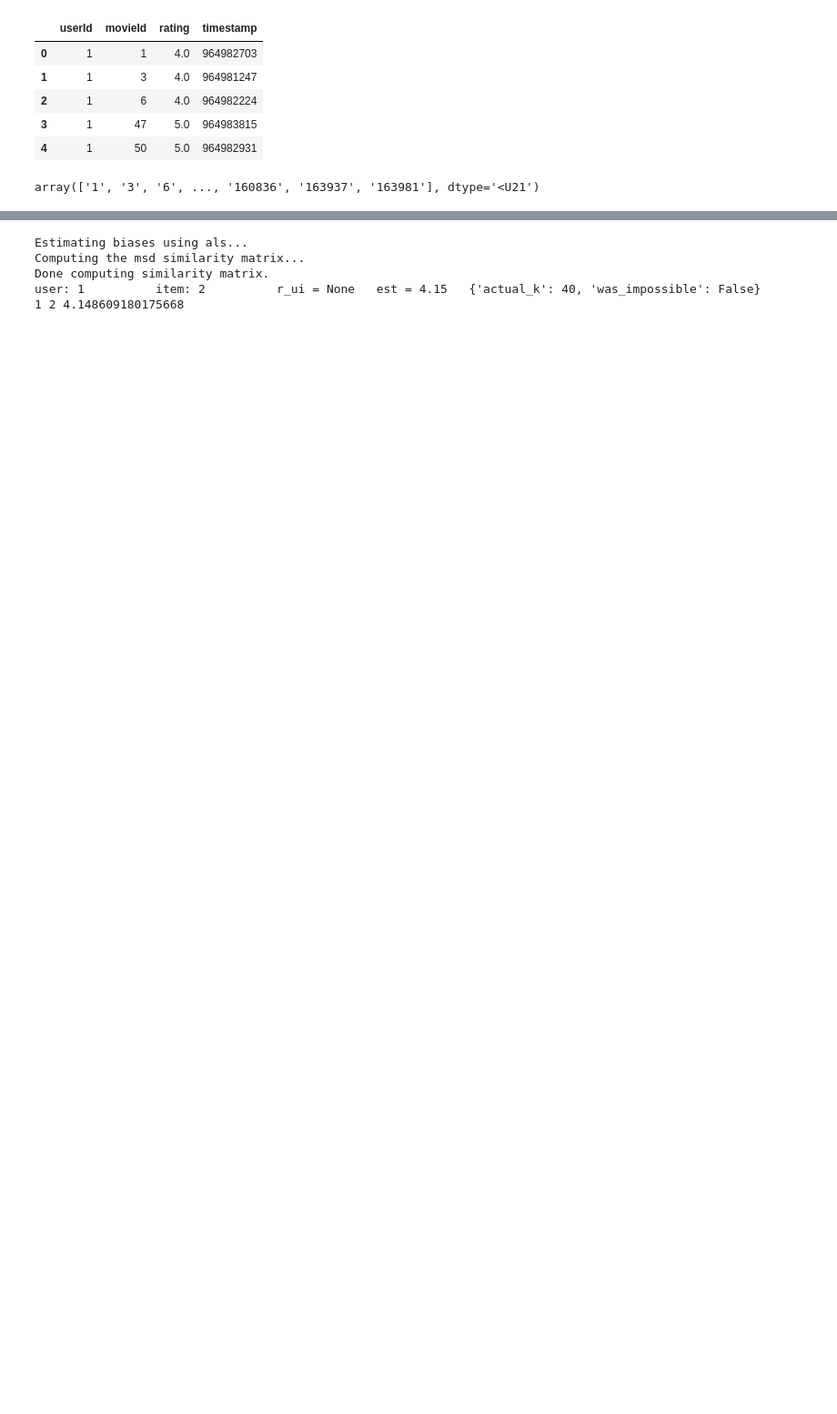
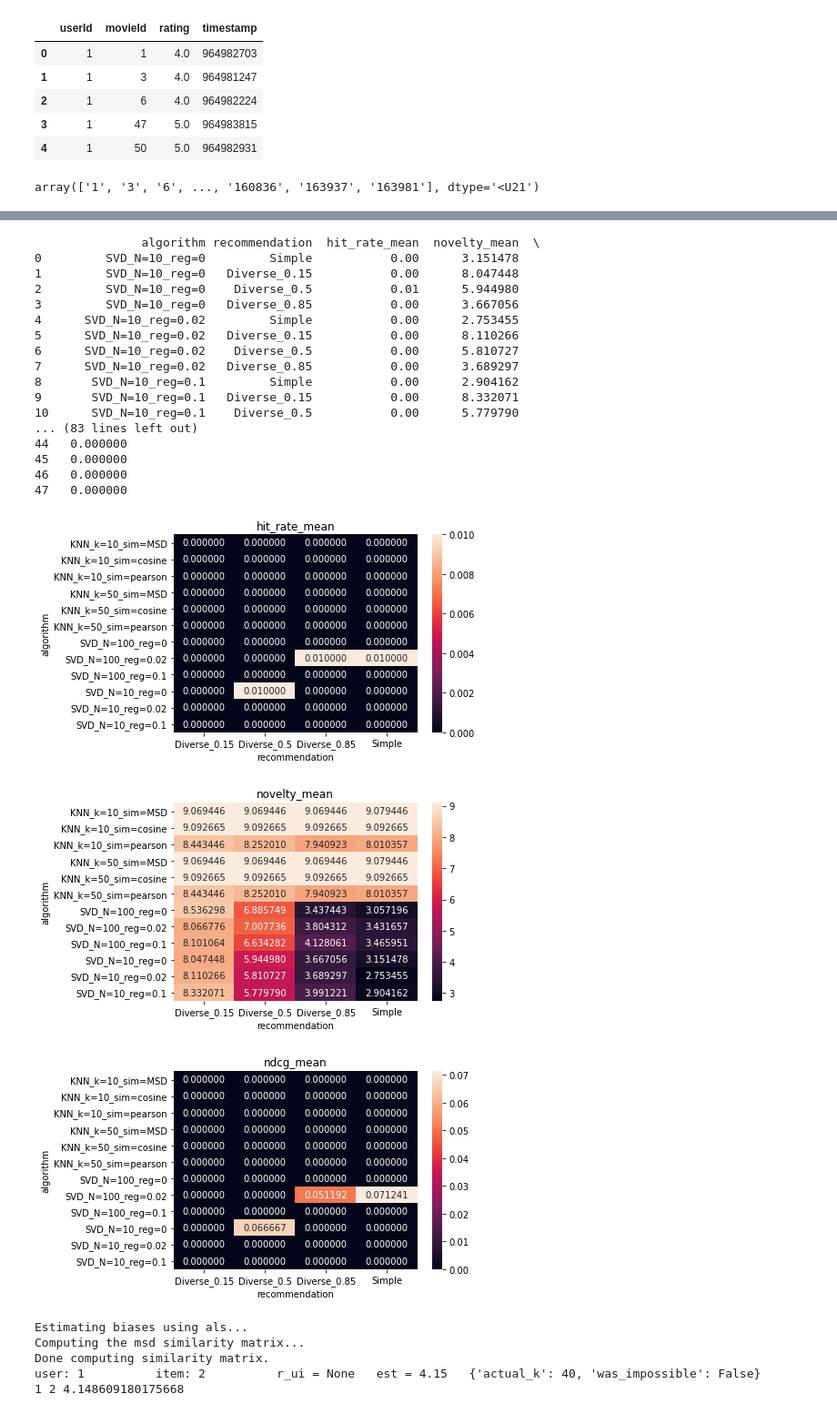
Before and after one commit to Anophel/recsys-labs, a Jupyter notebook: evalRecSys.ipynb, the cells around one changed output, grey strips where cells are left out. Shown at 91% size. Drawn from its saved outputs; the diff is of its cells as text; code cells hidden in the pictures; blank space fills up the shorter version.

Commit message:
Implemented pickBestVariant and added variants to basic grid search

```diff
--- a/evalRecSys.ipynb
+++ b/evalRecSys.ipynb
@@ -196,0 +213,12 @@ recommendAlgs = [
+# %%
+algs = []
+for n_factors in [10, 100]:
+    for reg_all in [0, 0.02, 0.1]:
+        algs.append((f"SVD_N={n_factors}_reg={reg_all}", SVD(n_factors=n_factors, reg_all=reg_all)))
+
+for k in [10, 50]:
+    for sim in ['MSD', 'cosine', 'pearson']:
+        algs.append((f"KNN_k={k}_sim={sim}", KNNBaseline(k=k, sim_options={ 'name': sim })))
+
+for _, alg in algs:
+    alg.fit(trainset)
@@ -197,3 +244,10 @@ recommendAlgs = [
+# %%
+recommendAlgs = [
+    ("Simple", recommend_simple)
+ ]
+for alpha in [0.15, 0.5, 0.85]:
+    #recommendAlgs.append((f"Diverse-{alpha}", lambda perUserPredictions, top_k: diverse_recommend(perUserPredictions, top_k, alpha)))
+    recommendAlgs.append((f"Diverse_{alpha}", DiverseRecommend(alpha)))
 # %%
 # todo use some hyperparameter tuning loop here
 # ideally, try more than one algorithm
@@ -202,10 +256,13 @@ results = []
 
 for algName, alg in algs:
     for recName, recommend in recommendAlgs:
+        start = time.time()
         metricsPerUser = []
-        for uid in allTestSetUsers[:10]:
+        for uid in allTestSetUsers[:5]:
             perUserPredictions = []
             for oid in allObjects:
+                if trainset.knows_item(oid):
+                    print(oid, alg.predict(uid,oid, clip=False))
                 perUserPredictions.append(alg.predict(uid,oid, clip=False))
 
             recs = recommend(perUserPredictions, 20)
@@ -214,16 +271,17 @@ for algName, alg in algs:
             #break
 
             (m1, m2, m3) = evaluate(recs)
-            print(f"hit rate: {m1} || novelty: {m2} || ndcg: {m3}")
+            #print(f"hit rate: {m1} || novelty: {m2} || ndcg: {m3}")
             # it may be necessary to collect additional information for evaluate() e.g. known ratings similarity matrix etc.
             metricsPerUser.append(np.array([m1, m2, m3]))
 
         metricsPerUser = np.array(metricsPerUser)
         results_per_alg = metricStatistics(metricsPerUser)
+        print(f"alg = {algName}\t rec = {recName}")
         print(results_per_alg)
+        print(f"******* took: {time.time() - start}\n\n")
 
         # accumulate m1, m2 to sth. like metricsPerUser
         results.append((algName, recName, results_per_alg))
 
-pickBestVariant(np.array(results))
 # results = metricStatistics(metricsPerUser)
@@ -230,3 +306,32 @@ pickBestVariant(np.array(results))
+# %%
+resultsDf = pd.DataFrame({"algorithm": list(map(lambda x: x[0], results)),
+                          "recommendation": list(map(lambda x: x[1], results)),
+                          "hit_rate_mean": list(map(lambda x: x[2][0,0], results)),
+                          "novelty_mean": list(map(lambda x: x[2][0,1], results)),
+                          "ndcg_mean": list(map(lambda x: x[2][0,2], results)) })
+print(resultsDf)
+pickBestVariant(resultsDf)
+# %% [output]
+               algorithm recommendation  hit_rate_mean  novelty_mean  \
+0         SVD_N=10_reg=0         Simple           0.00      3.151478
+1         SVD_N=10_reg=0   Diverse_0.15           0.00      8.047448
+2         SVD_N=10_reg=0    Diverse_0.5           0.01      5.944980
+3         SVD_N=10_reg=0   Diverse_0.85           0.00      3.667056
+4      SVD_N=10_reg=0.02         Simple           0.00      2.753455
+5      SVD_N=10_reg=0.02   Diverse_0.15           0.00      8.110266
+6      SVD_N=10_reg=0.02    Diverse_0.5           0.00      5.810727
+7      SVD_N=10_reg=0.02   Diverse_0.85           0.00      3.689297
+8       SVD_N=10_reg=0.1         Simple           0.00      2.904162
+9       SVD_N=10_reg=0.1   Diverse_0.15           0.00      8.332071
+10      SVD_N=10_reg=0.1    Diverse_0.5           0.00      5.779790
+... (83 lines left out)
+44   0.000000
+45   0.000000
+46   0.000000
+47   0.000000
+[figure, added]
+[figure, added]
+[figure, added]
 # %%
 # Use the knn.
 algoKNN = KNNBaseline()
```
Also changed, not shown: parts of 7 cells of this notebook.
